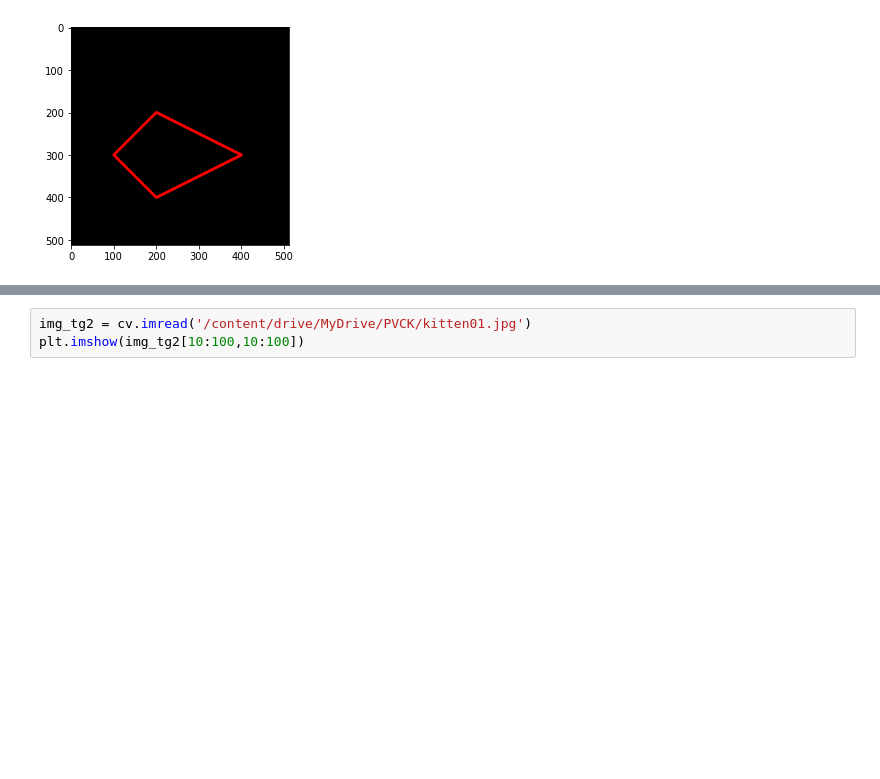
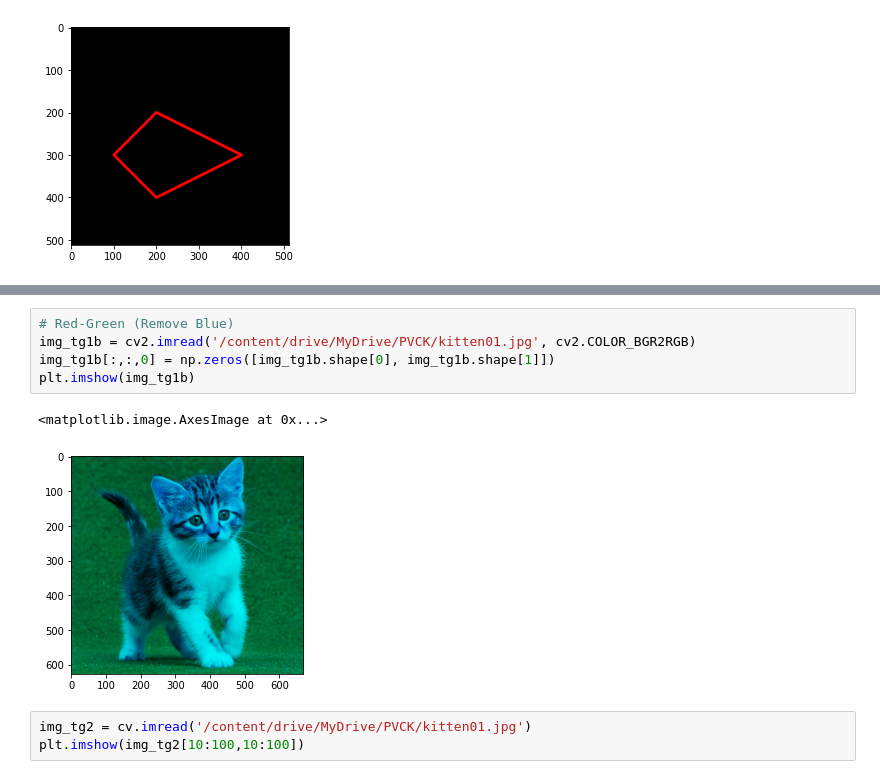
Before and after one commit to kinanpermata/17_UAS_PEMJAR_Kinanti-Permata-Putri, a Jupyter notebook: Week2.ipynb, the cells around one changed output, grey strips where cells are left out. Drawn from its saved outputs; the diff is of its cells as text; blank space fills up the shorter version.

```diff
--- a/Week2.ipynb
+++ b/Week2.ipynb
@@ -123,3 +128,11 @@ plt.imshow(img_tg1, cmap='Reds')
+# %%
+# Red-Green (Remove Blue)
+img_tg1b = cv2.imread('/content/drive/MyDrive/PVCK/kitten01.jpg', cv2.COLOR_BGR2RGB)
+img_tg1b[:,:,0] = np.zeros([img_tg1b.shape[0], img_tg1b.shape[1]])
+plt.imshow(img_tg1b)
+# %% [output]
+<matplotlib.image.AxesImage at 0x...>
+[figure, added]
 # %%
 img_tg2 = cv.imread('/content/drive/MyDrive/PVCK/kitten01.jpg')
 plt.imshow(img_tg2[10:100,10:100])
```
Also changed, not shown: parts of 3 cells of this notebook.
